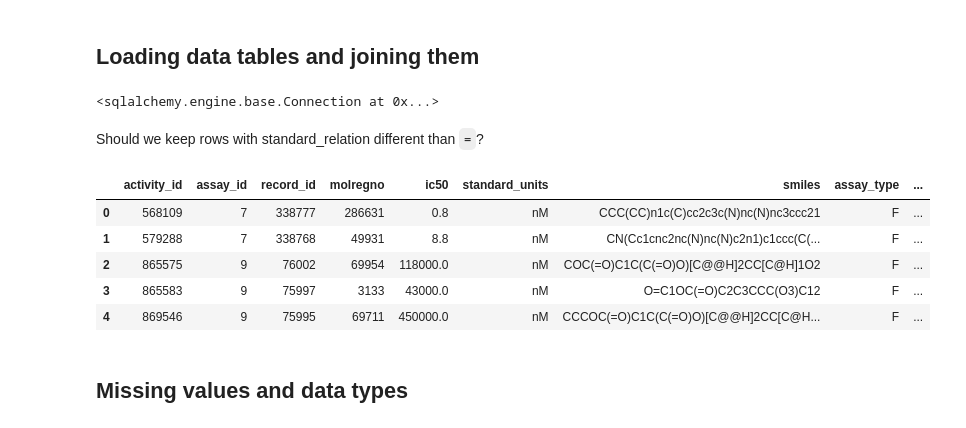
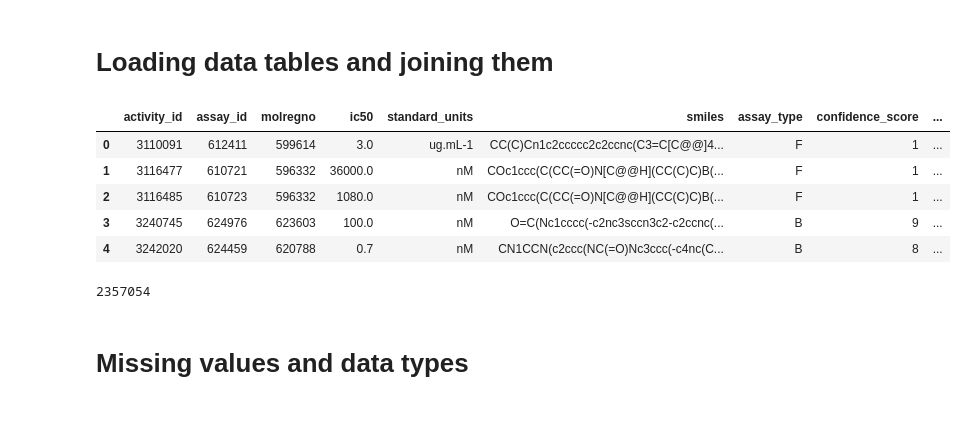
Before and after one commit to Shintenza/chembl-ic50, a Jupyter notebook: notebooks/chembl_36-eda.ipynb, the cells around one changed output. Saved outputs shown, nothing was run; the diff lists cells and outputs as text; code cells hidden in the pictures.

```diff
--- a/notebooks/chembl_36-eda.ipynb
+++ b/notebooks/chembl_36-eda.ipynb
@@ -10,7 +15,7 @@ import seaborn as sns
 # %%
 pd.set_option('display.max_columns', None)
-pd.set_option('display.max_rows', 50)
+pd.set_option('display.max_rows', None)
 pd.set_option('display.width', 200)
 # %% [markdown]
-## Loading data tables and joining them
+# Loading data tables and joining them
 # %%
@@ -21,5 +27,4 @@ DB = "chembl_36"
 # %%
-engine = create_engine(f"postgresql://{USER}@{HOST}:{PORT}/{DB}")
+engine = create_engine(f"postgresql://{USER}:{PASSWORD}@{HOST}:{PORT}/{DB}")
 engine.connect()
+query = get_data_query()
-# %% [output]
-<sqlalchemy.engine.base.Connection at 0x...>
@@ -28,46 +31,19 @@ ROW_LIMIT=5000
-# %% [markdown]
-Should we keep rows with standard_relation different than `=`?
 # %%
-query = f"""
-SELECT
-    a.activity_id,
-    a.assay_id,
-    a.record_id,
-    a.molregno,
-    a.standard_value as ic50,
-    a.standard_units,
-    cs.canonical_smiles as smiles,
-    ass.assay_type,
-    ass.confidence_score,
-    ass.tid as target_id,
-    md.molecule_type,
-    md.chirality,
-    md.structure_type,
-    cp.*
-FROM activities a
-JOIN assays ass ON a.assay_id = ass.assay_id
-JOIN molecule_dictionary md ON a.molregno = md.molregno
-JOIN compound_structures cs ON a.molregno = cs.molregno
-LEFT JOIN compound_properties cp ON a.molregno = cp.molregno
-WHERE
-    standard_type = 'IC50'
-AND standard_relation = '=' \
-AND cs.canonical_smiles IS NOT NULL
-AND a.standard_value IS NOT NULL
-AND a.standard_units IS NOT NULL
-LIMIT {ROW_LIMIT}
-"""
 df = pd.read_sql(query, engine)
 df.head()
 # %% [output]
-|  | activity_id | assay_id | record_id | molregno | ic50 | standard_units | smiles | assay_type | ... |
-| 0 | 568109 | 7 | 338777 | 286631 | 0.8 | nM | CCC(CC)n1c(C)cc2c3c(N)nc(N)nc3ccc21 | F | ... |
-| 1 | 579288 | 7 | 338768 | 49931 | 8.8 | nM | CN(Cc1cnc2nc(N)nc(N)c2n1)c1ccc(C(... | F | ... |
-| 2 | 865575 | 9 | 76002 | 69954 | 118000.0 | nM | COC(=O)C1C(C(=O)O)[C@@H]2CC[C@H]1O2 | F | ... |
-| 3 | 865583 | 9 | 75997 | 3133 | 43000.0 | nM | O=C1OC(=O)C2C3CCC(O3)C12 | F | ... |
-| 4 | 869546 | 9 | 75995 | 69711 | 450000.0 | nM | CCCOC(=O)C1C(C(=O)O)[C@@H]2CC[C@H... | F | ... |
+|  | activity_id | assay_id | molregno | ic50 | standard_units | smiles | assay_type | confidence_score | ... |
+| 0 | 3110091 | 612411 | 599614 | 3.0 | ug.mL-1 | CC(C)Cn1c2ccccc2c2ccnc(C3=C[C@@]4... | F | 1 | ... |
+| 1 | 3116477 | 610721 | 596332 | 36000.0 | nM | COc1ccc(C(CC(=O)N[C@@H](CC(C)C)B(... | F | 1 | ... |
+| 2 | 3116485 | 610723 | 596332 | 1080.0 | nM | COc1ccc(C(CC(=O)N[C@@H](CC(C)C)B(... | F | 1 | ... |
+| 3 | 3240745 | 624976 | 623603 | 100.0 | nM | O=C(Nc1cccc(-c2nc3sccn3c2-c2ccnc(... | B | 9 | ... |
+| 4 | 3242020 | 624459 | 620788 | 0.7 | nM | CN1CCN(c2ccc(NC(=O)Nc3ccc(-c4nc(C... | B | 8 | ... |
+# %%
+len(df)
+# %% [output]
+2357054
 # %% [markdown]
-## Missing values and data types
+# Missing values and data types
 # %%
 df.isna().sum()
 # %% [output]
```
Also changed, not shown: parts of 48 cells of this notebook, 1 other file.
